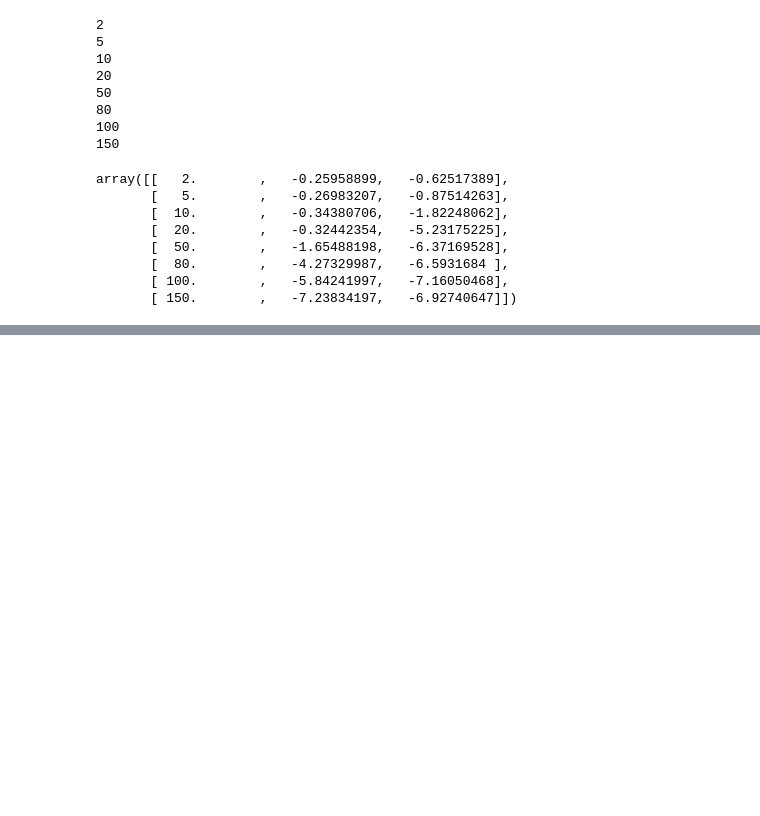
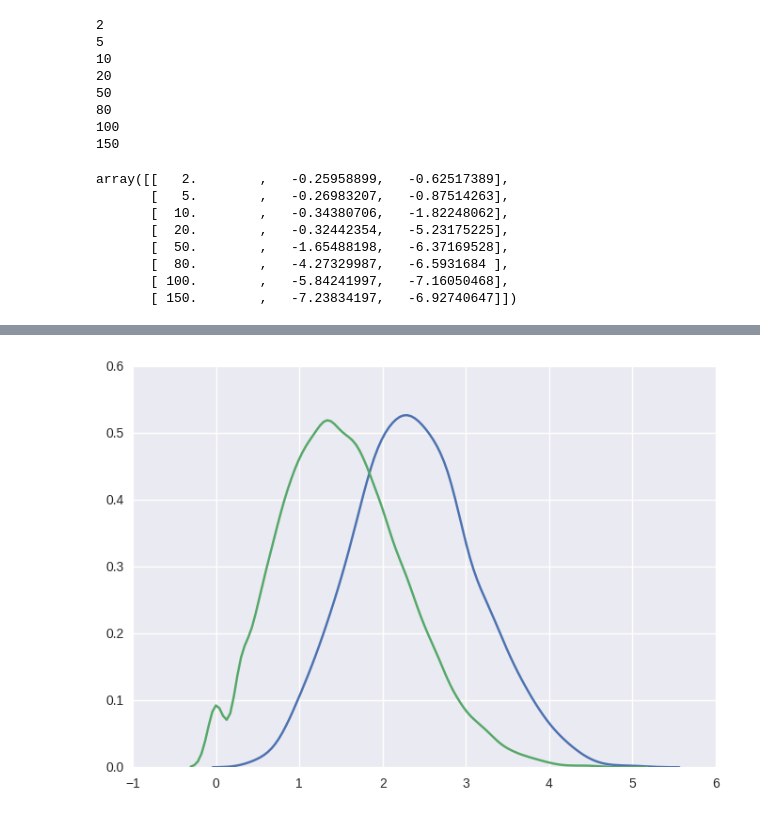
Before and after one commit to chao-ji/reddit, a Jupyter notebook: Part 6 Topic Modeling.ipynb, the cells around one changed output, grey strips where cells are left out. Cells and saved outputs as stored; diff of their text form; code cells hidden in the pictures; blank space fills up the shorter version.

```diff
--- a/Part 6 Topic Modeling.ipynb
+++ b/Part 6 Topic Modeling.ipynb
@@ -285,0 +283,13 @@ pyLDAvis.display(data)
+# %%
+import matplotlib.pyplot as plt
+import seaborn as sns
+
+l_cp = np.array(map(lambda x: len(x.split(" ")), corpus_cp) )
+l_ncp = np.array(map(lambda x: len(x.split(" ")), corpus_ncp) )
+# %%
+sns.kdeplot(np.log10(l_cp))
+sns.kdeplot(np.log10(l_ncp))
+plt.legend(["crossposting", "non-crossposting"])
+plt.show()
+# %% [output]
+[figure, added]
```
Also changed, not shown: parts of 3 cells of this notebook.
